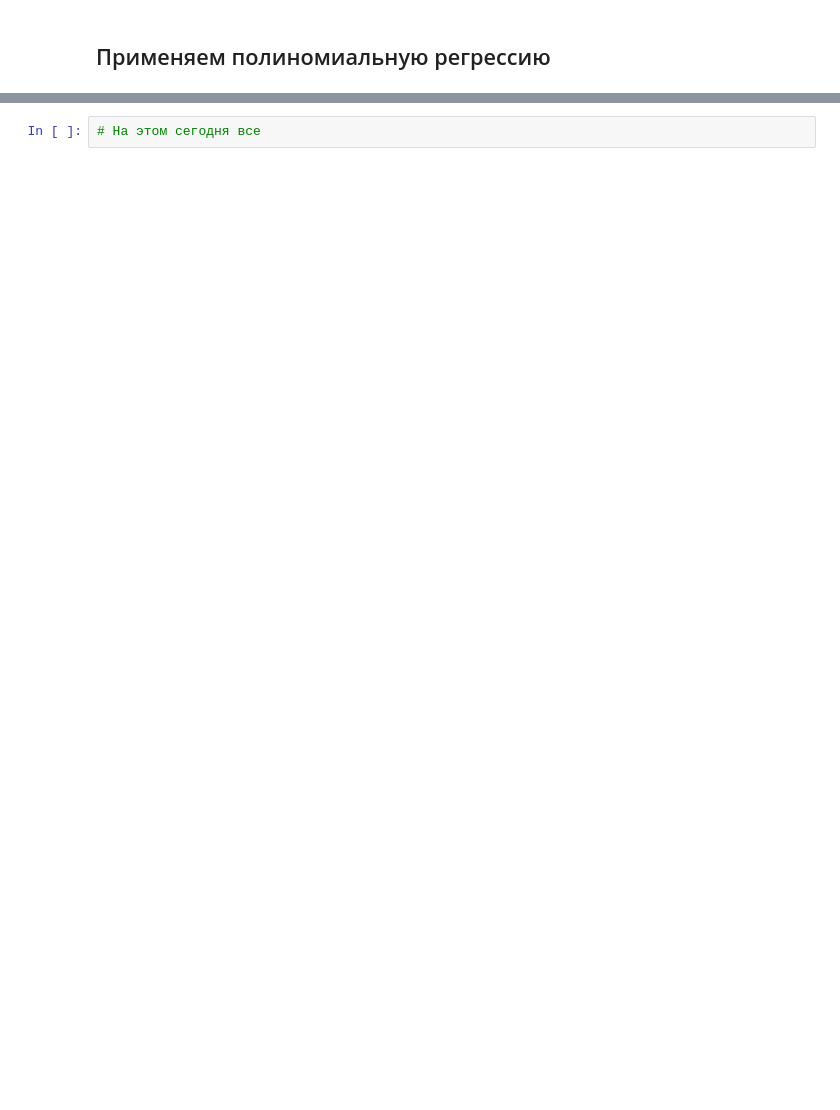
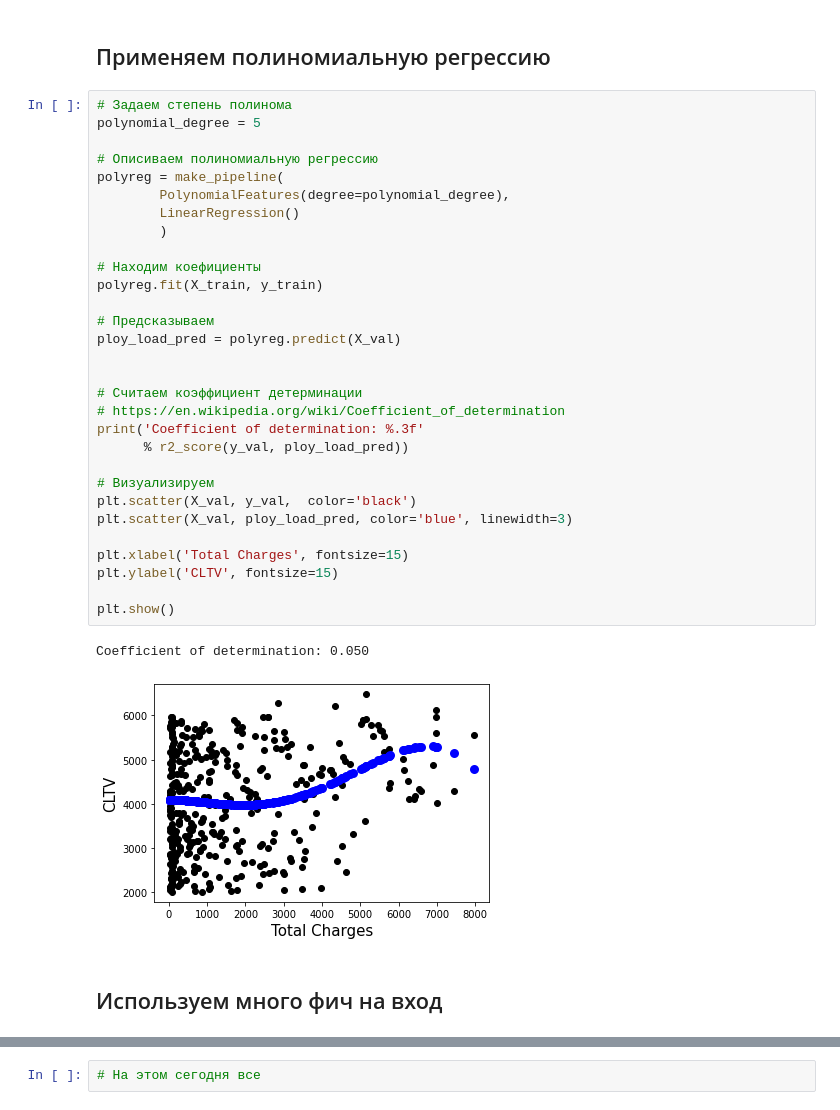
Before and after one commit to Svito-zar/ML_Tutorial_For_Robot_Dreams, a Jupyter notebook: In_class/practice-1-regresssion-ex2.ipynb, the cells around one changed output, grey strips where cells are left out. Saved outputs shown, nothing was run; the diff lists cells and outputs as text; blank space fills up the shorter version.

```diff
--- a/In_class/practice-1-regresssion-ex2.ipynb
+++ b/In_class/practice-1-regresssion-ex2.ipynb
@@ -172,2 +170,37 @@ plt.show()
 # %% [markdown]
 ## Применяем полиномиальную регрессию
+# %%
+# Задаем степень полинома
+polynomial_degree = 5
+
+# Описиваем полиномиальную регрессию
+polyreg = make_pipeline(
+        PolynomialFeatures(degree=polynomial_degree),
+        LinearRegression()
+        )
+
+# Находим коефициенты
+polyreg.fit(X_train, y_train)
+
+# Предсказываем
+ploy_load_pred = polyreg.predict(X_val)
+
+
+# Считаем коэффициент детерминации
+# https://en.wikipedia.org/wiki/Coefficient_of_determination
+print('Coefficient of determination: %.3f'
+      % r2_score(y_val, ploy_load_pred))
+
+# Визуализируем
+plt.scatter(X_val, y_val,  color='black')
+plt.scatter(X_val, ploy_load_pred, color='blue', linewidth=3)
+
+plt.xlabel('Total Charges', fontsize=15)
+plt.ylabel('СLTV', fontsize=15)
+
+plt.show()
+# %% [output]
+Coefficient of determination: 0.050
+[figure, added]
+# %% [markdown]
+## Используем много фич на вход
```
Also changed, not shown: parts of 12 cells of this notebook, 1 other file.
